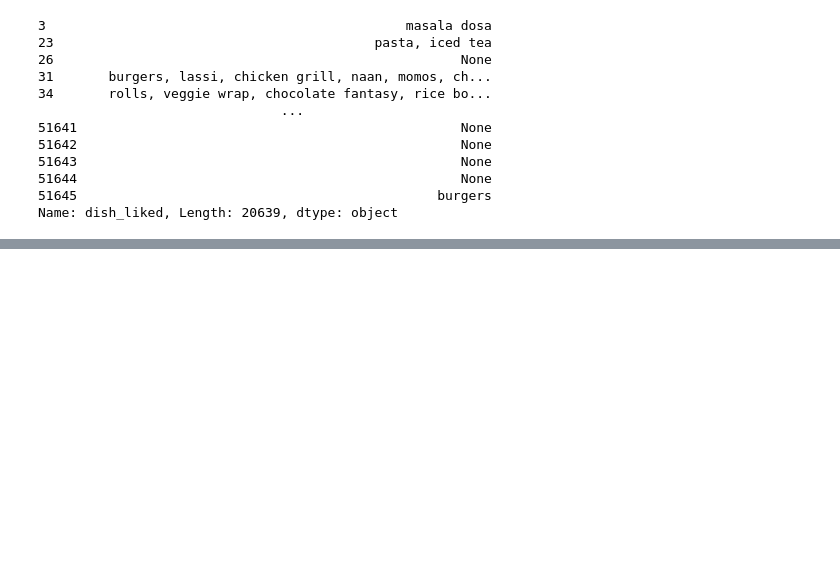
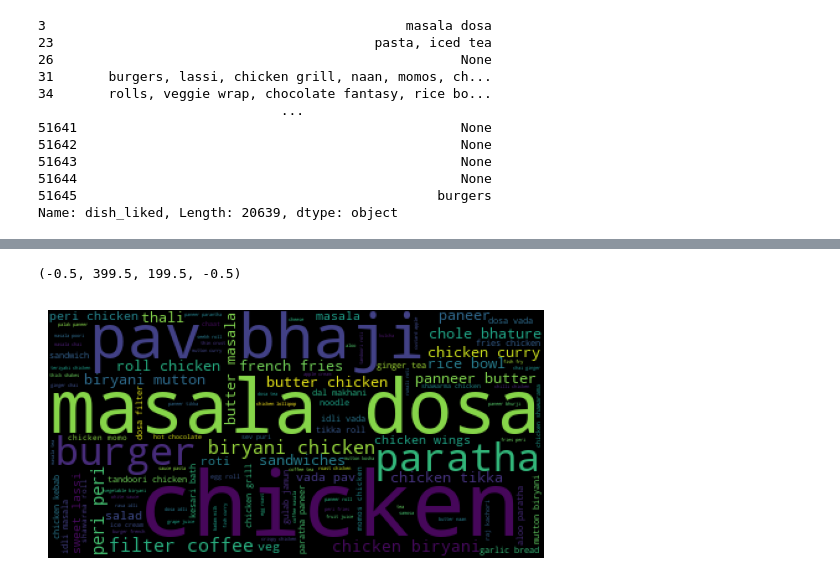
Before and after one commit to shbnm93/Data-Science-Projects, a Jupyter notebook: Zomato/ML_Zomato_rest_success_prediction_Shan_Singh.ipynb, the cells around one changed output, grey strips where cells are left out. Drawn from its saved outputs; the diff is of its cells as text; code cells hidden in the pictures; blank space fills up the shorter version.

```diff
--- a/Zomato/ML_Zomato_rest_success_prediction_Shan_Singh.ipynb
+++ b/Zomato/ML_Zomato_rest_success_prediction_Shan_Singh.ipynb
@@ -315,0 +337,6 @@ Name: dish_liked, Length: 20639, dtype: object
+# %%
+plt.imshow(wordcloud)
+plt.axis('off')
+# %% [output]
+(-0.5, 399.5, 199.5, -0.5)
+[figure, added]
```
Also changed, not shown: parts of 27 cells of this notebook.
